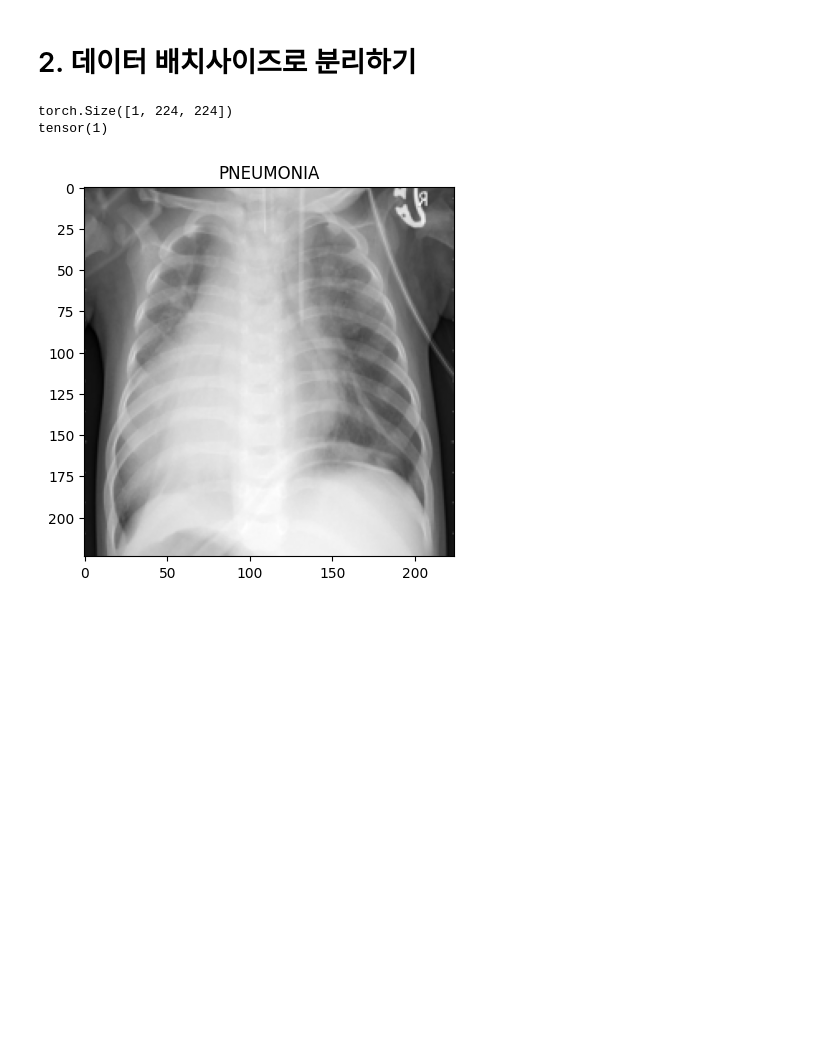
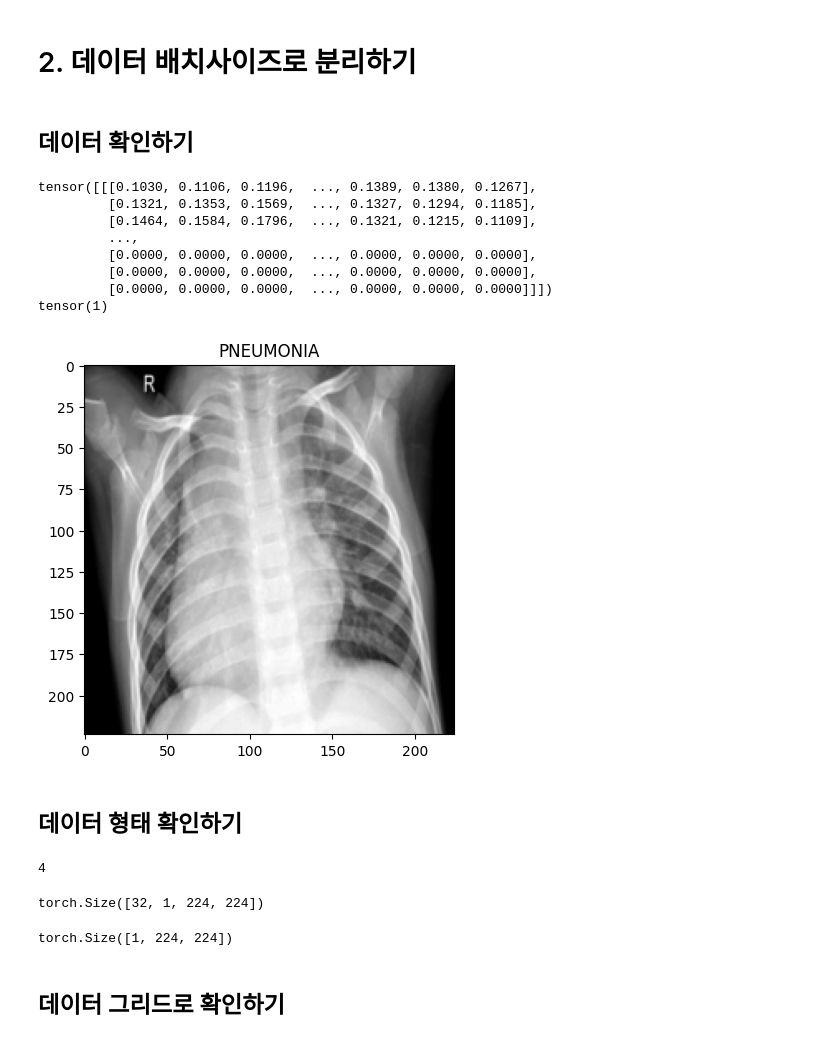
Before and after one commit to kimseo-0/DeepLearning-Pneumonia, a Jupyter notebook: classificaion.ipynb, the cells around one changed output. Drawn from its saved outputs; the diff is of its cells as text; code cells hidden in the pictures; blank space fills up the shorter version.

```diff
--- a/classificaion.ipynb
+++ b/classificaion.ipynb
@@ -64,10 +71,17 @@ import numpy as np
 #     std = torch.tensor(std).view(3, 1, 1)
 #     return image * std + mean
 
-def view_img(tensor_image, title = "title", cmap=None):
+def view_img(tensor_image, title="title", cmap=None):
+    """
+    PyTorch 텐서(Tensor)를 시각화하는 함수
+    """
+    # 텐서를 넘파이 배열로 변환
     img_data = tensor_image.numpy()
 
-    # 이미지를 시각화 해보자
+    # 이미지 차원 순서 변경
+    # PyTorch: (채널, 높이, 너비) -> Matplotlib: (높이, 너비, 채널)
     plt.imshow(np.transpose(img_data, (1, 2, 0)), cmap=cmap)
+
+    # 이미지에 제목을 설정하고 화면에 표시
     plt.title(title)
     plt.show()
@@ -126,15 +145,47 @@ view_img(image, title=train_datasets.classes[label], cmap='gray')
 # %% [markdown]
 # 2. 데이터 배치사이즈로 분리하기
 # %%
-train_dataLoader = DataLoader(train_datasets, batch_size=4, shuffle=True)
-test_dataLoader = DataLoader(test_datasets, batch_size=4)
+# DataLoader 를 사용하여 데이터를 나눈다
+# batch_size 몇 개씩 그룹 지을지 정한다
+# shuffle 데이터를 순서대로 나누는 것이 아니라 랜덤으로 섞어서 자른다
+# ⭐⭐ 학습에 영향을 줄 수 있으므로 Train Data 에는 True 로 설정 하자!
+train_dataLoader = DataLoader(train_datasets, batch_size=32, shuffle=True)
+test_dataLoader = DataLoader(test_datasets, batch_size=32)
+# %% [markdown]
+## 데이터 확인하기
 # %%
-image, label = next(iter(train_dataLoader))
-print(image[0].shape)
-print(label[0])
+images, labels = next(iter(train_dataLoader)) # 튜플 (배치사이즈 만큼의 이미지들, 배치사이즈 만큼의 정답들)
+print(images[0])
+print(labels[0])
 
-view_img(image[0], train_datasets.classes[label[0]], cmap='gray')
+view_img(images[0], train_datasets.classes[labels[0]], cmap='gray')
 # %% [output]
-torch.Size([1, 224, 224])
+tensor([[[0.1030, 0.1106, 0.1196,  ..., 0.1389, 0.1380, 0.1267],
+         [0.1321, 0.1353, 0.1569,  ..., 0.1327, 0.1294, 0.1185],
+         [0.1464, 0.1584, 0.1796,  ..., 0.1321, 0.1215, 0.1109],
+         ...,
+         [0.0000, 0.0000, 0.0000,  ..., 0.0000, 0.0000, 0.0000],
+         [0.0000, 0.0000, 0.0000,  ..., 0.0000, 0.0000, 0.0000],
+         [0.0000, 0.0000, 0.0000,  ..., 0.0000, 0.0000, 0.0000]]])
 tensor(1)
-[figure, old version]
+[figure, new version]
+# %% [markdown]
+## 데이터 형태 확인하기
+# %%
+# 차원 수 확인하기
+images.dim()
+# %% [output]
+4
+# %%
+# 배치사이즈 수만큼 분리된 데이터의 형태 확인하기
+# 각 차원의 의미: [배치사이즈, 채널수, 이미지 가로 사이즈, 이미지 세로 사이즈]
+images.shape
+# %% [output]
+torch.Size([32, 1, 224, 224])
+# %%
+# 이미지 한장의 데이터 형태 확인하기
+images[0].shape
+# %% [output]
+torch.Size([1, 224, 224])
+# %% [markdown]
+## 데이터 그리드로 확인하기
```
Also changed, not shown: parts of 15 cells of this notebook.
